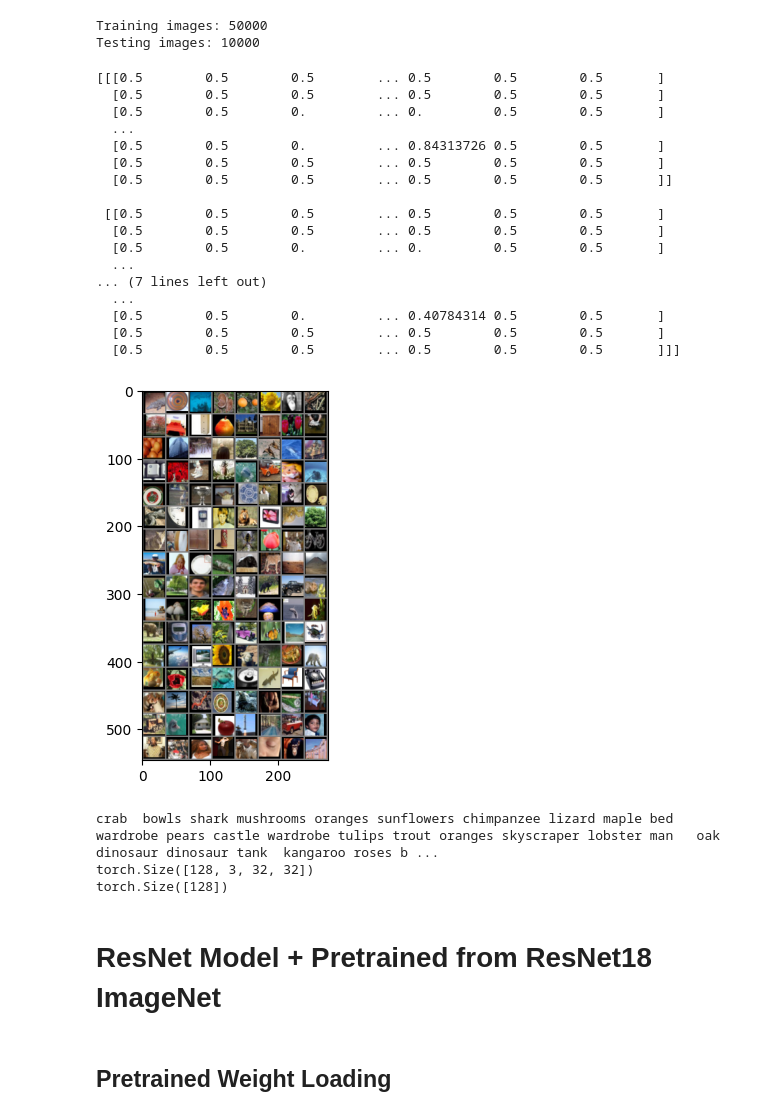
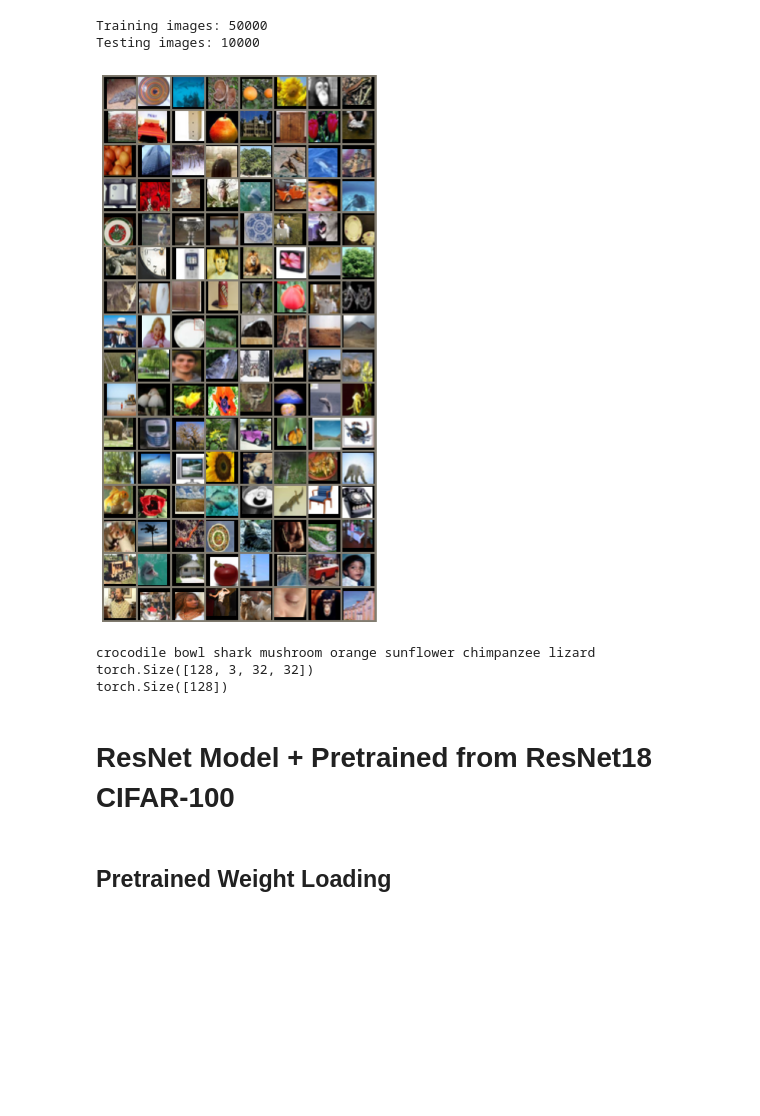
Before and after one commit to TraanDdat/DeepLearningAndComputerVision, a Jupyter notebook: src/A1/A1_CIFAR100_CNN_ResNet_Pretrained_FreezePartialBackbone.ipynb, the cells around one changed output. Drawn from its saved outputs; the diff is of its cells as text; code cells hidden in the pictures; blank space fills up the shorter version.

```diff
--- a/src/A1/A1_CIFAR100_CNN_ResNet_Pretrained_FreezePartialBackbone.ipynb
+++ b/src/A1/A1_CIFAR100_CNN_ResNet_Pretrained_FreezePartialBackbone.ipynb
@@ -201,43 +107,35 @@ print("Testing images:", len(testset))
 Training images: 50000
 Testing images: 10000
 # %%
+MEAN_T = torch.tensor(CIFAR100_MEAN).view(3, 1, 1)
+STD_T = torch.tensor(CIFAR100_STD).view(3, 1, 1)
+
+
+def denormalize(img):
+    return (img * STD_T + MEAN_T).clamp(0, 1)
+
+
 def imshow(img):
-    img = img / 2 + 0.5
-    # normalize:
-    npimg = img.numpy()
-    print(npimg)
+    npimg = denormalize(img).numpy()
+    plt.figure(figsize=(12, 12))
     plt.imshow(np.transpose(npimg, (1, 2, 0)))
+    plt.axis("off")
     plt.show()
+
+
 dataiter = iter(trainloader)
 images, labels = next(dataiter)
 imshow(torchvision.utils.make_grid(images))
-print(' '.join(f'{classes[labels[j]]:5s}' for j in range(batch_size)))
-print(images.shape)  # Ví dụ: [4, 3, 32, 32]
+print(' '.join(f'{classes[labels[j]]}' for j in range(8)))
+print(images.shape)
 print(labels.shape)
 # %% [output]
+[figure, new version]
-[[[0.5        0.5        0.5        ... 0.5        0.5        0.5       ]
-  [0.5        0.5        0.5        ... 0.5        0.5        0.5       ]
-  [0.5        0.5        0.         ... 0.         0.5        0.5       ]
-  ...
-  [0.5        0.5        0.         ... 0.84313726 0.5        0.5       ]
-  [0.5        0.5        0.5        ... 0.5        0.5        0.5       ]
-  [0.5        0.5        0.5        ... 0.5        0.5        0.5       ]]
-
- [[0.5        0.5        0.5        ... 0.5        0.5        0.5       ]
-  [0.5        0.5        0.5        ... 0.5        0.5        0.5       ]
-  [0.5        0.5        0.         ... 0.         0.5        0.5       ]
-  ...
-... (7 lines left out)
-  ...
-  [0.5        0.5        0.         ... 0.40784314 0.5        0.5       ]
-  [0.5        0.5        0.5        ... 0.5        0.5        0.5       ]
-  [0.5        0.5        0.5        ... 0.5        0.5        0.5       ]]]
+crocodile bowl shark mushroom orange sunflower chimpanzee lizard
+torch.Size([128, 3, 32, 32])
+torch.Size([128])
-[figure, old version]
-crab  bowls shark mushrooms oranges sunflowers chimpanzee lizard maple bed   wardrobe pears castle wardrobe tulips trout oranges skyscraper lobster man   oak   dinosaur dinosaur tank  kangaroo roses b ...
-torch.Size([128, 3, 32, 32])
-torch.Size([128])
 # %% [markdown]
-# ResNet Model + Pretrained from ResNet18 ImageNet
+# ResNet Model + Pretrained from ResNet18 CIFAR-100
 # %%
 class BasicBlock(nn.Module):
 
```
Also changed, not shown: parts of 21 cells of this notebook, 3 other files.
